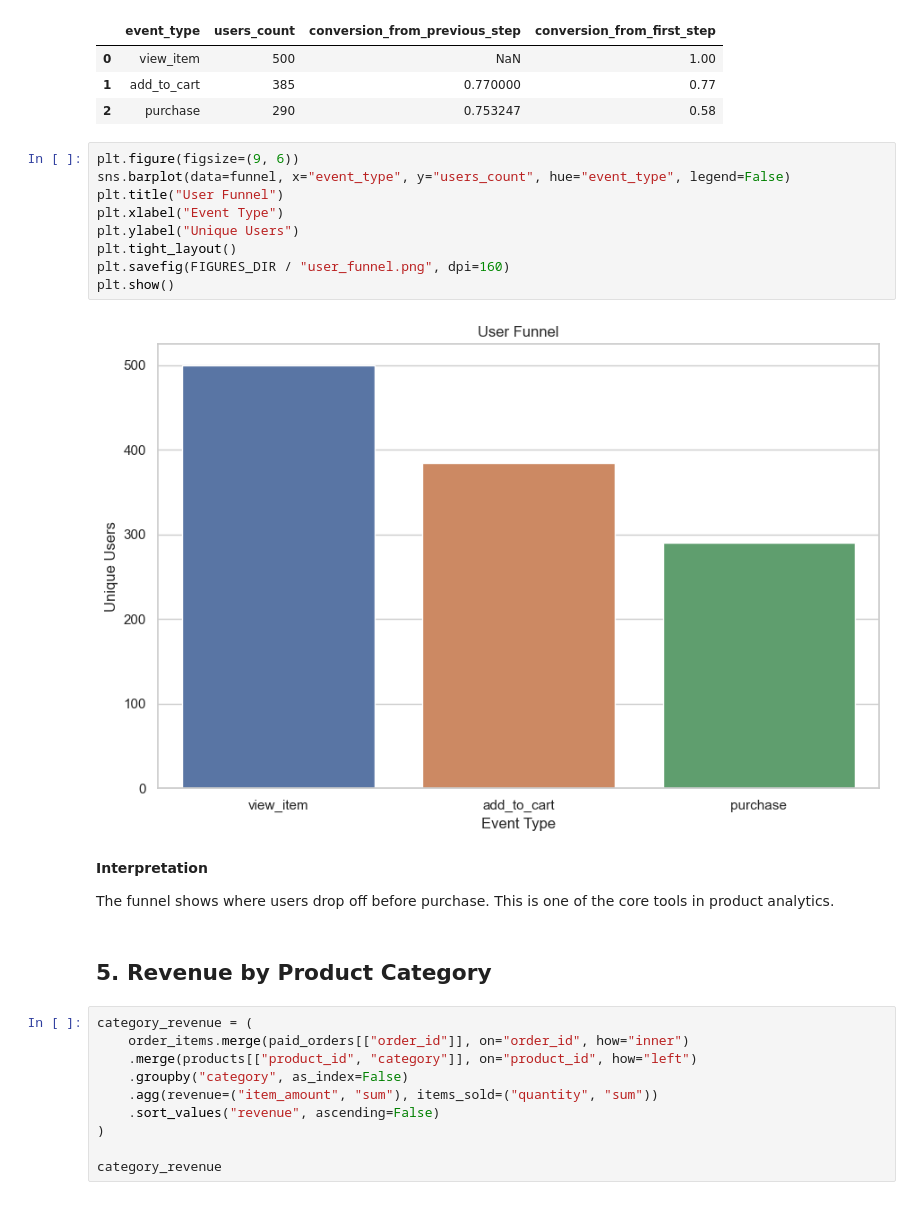
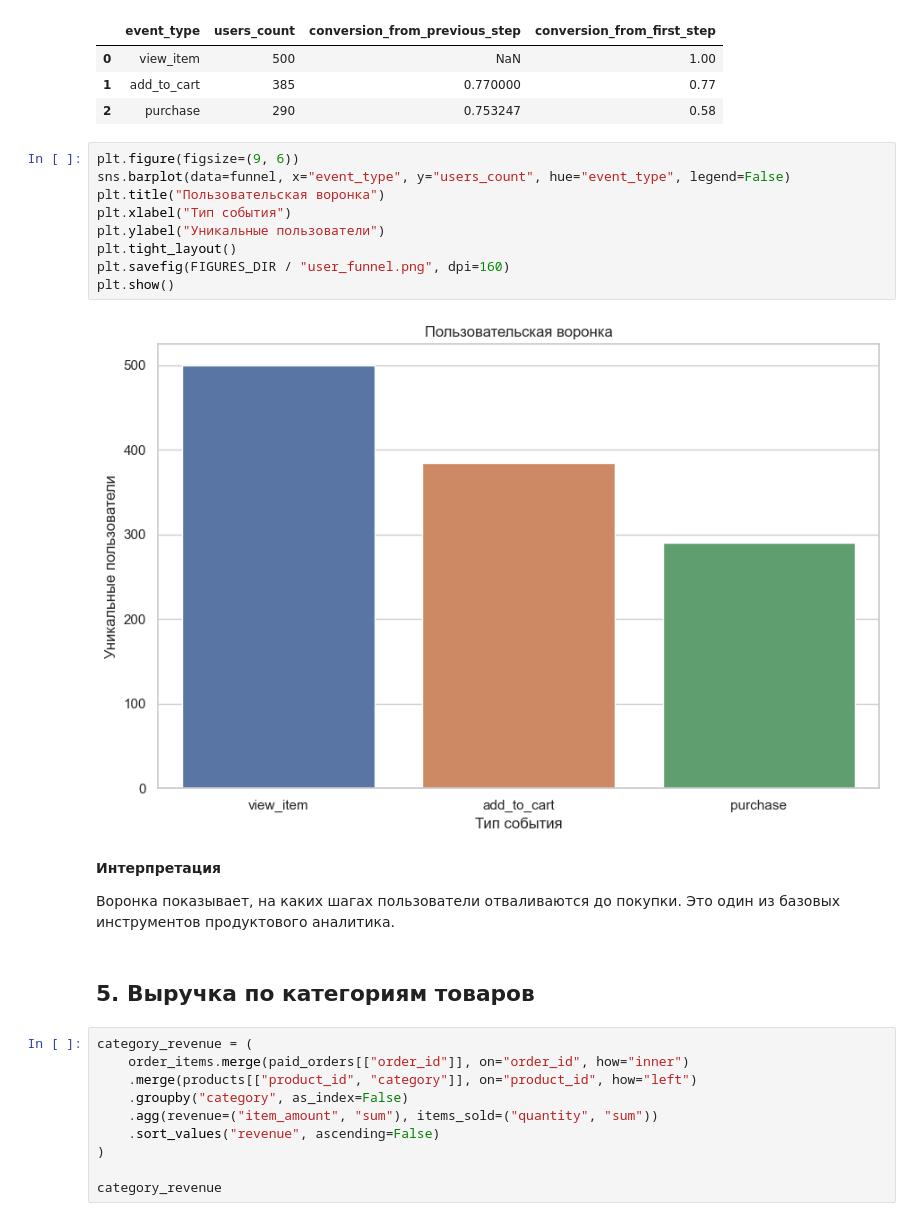
Before and after one commit to Yohji33/product-analytics-pet-project, a Jupyter notebook: notebooks/01_eda_analysis.ipynb, the cells around one changed output. Drawn from its saved outputs; the diff is of its cells as text.

```diff
--- a/notebooks/01_eda_analysis.ipynb
+++ b/notebooks/01_eda_analysis.ipynb
@@ -175,21 +175,21 @@ funnel
 # %%
 plt.figure(figsize=(9, 6))
 sns.barplot(data=funnel, x="event_type", y="users_count", hue="event_type", legend=False)
-plt.title("User Funnel")
-plt.xlabel("Event Type")
-plt.ylabel("Unique Users")
+plt.title("Пользовательская воронка")
+plt.xlabel("Тип события")
+plt.ylabel("Уникальные пользователи")
 plt.tight_layout()
 plt.savefig(FIGURES_DIR / "user_funnel.png", dpi=160)
 plt.show()
 # %% [output]
-[figure, old version]
+[figure, new version]
-# %% [markdown]
-**Interpretation**
-
-The funnel shows where users drop off before purchase.
-This is one of the core tools in product analytics.
-# %% [markdown]
-## 5. Revenue by Product Category
+# %% [markdown]
+**Интерпретация**
+
+Воронка показывает, на каких шагах пользователи отваливаются до покупки.
+Это один из базовых инструментов продуктового аналитика.
+# %% [markdown]
+## 5. Выручка по категориям товаров
 # %%
 category_revenue = (
     order_items.merge(paid_orders[["order_id"]], on="order_id", how="inner")
```
Also changed, not shown: parts of 23 cells of this notebook, 14 other files.
